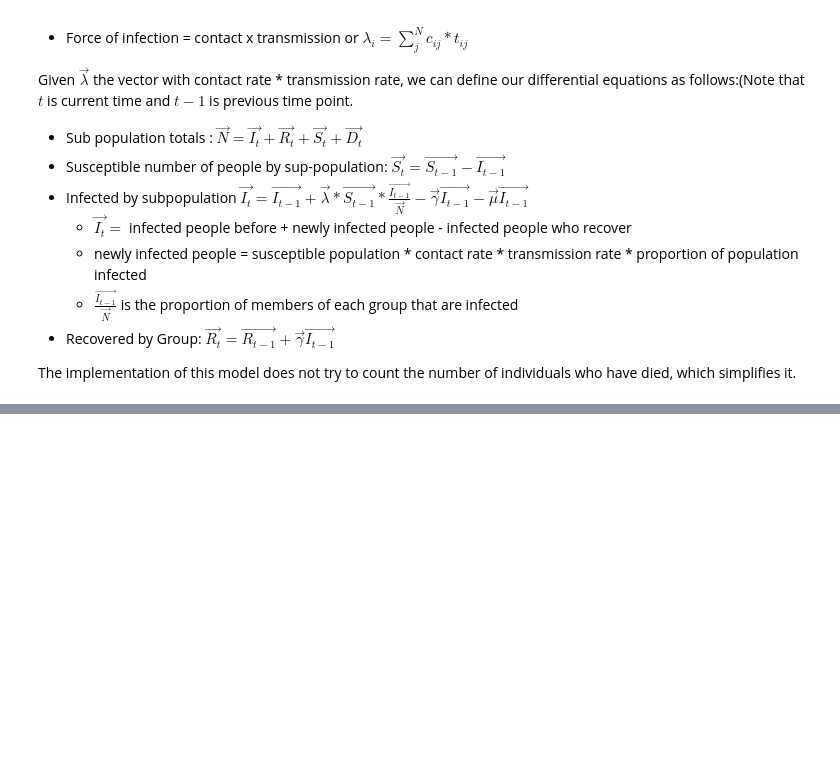
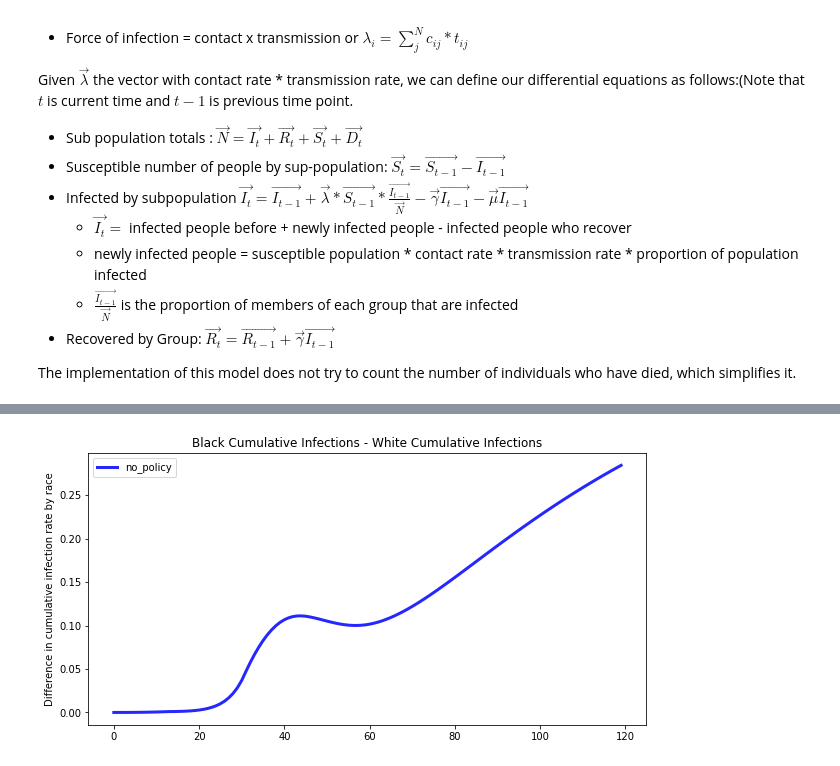
Before and after one commit to mmeyer717/CPE-COVID-disparities, a Jupyter notebook: model/Model.ipynb, the cells around one changed output, grey strips where cells are left out. Drawn from its saved outputs; the diff is of its cells as text; code cells hidden in the pictures; blank space fills up the shorter version.

```diff
--- a/model/Model.ipynb
+++ b/model/Model.ipynb
@@ -551,0 +247,4 @@ policy_lever_2
+# %%
+plot_utils.make_susceptable_plot_racial_dif(s_maps, group_sizes, f'Black Cumulative Infections - White Cumulative Infections')
+# %% [output]
+[figure, added]
```
Also changed, not shown: parts of 20 cells of this notebook, 1 other file.
